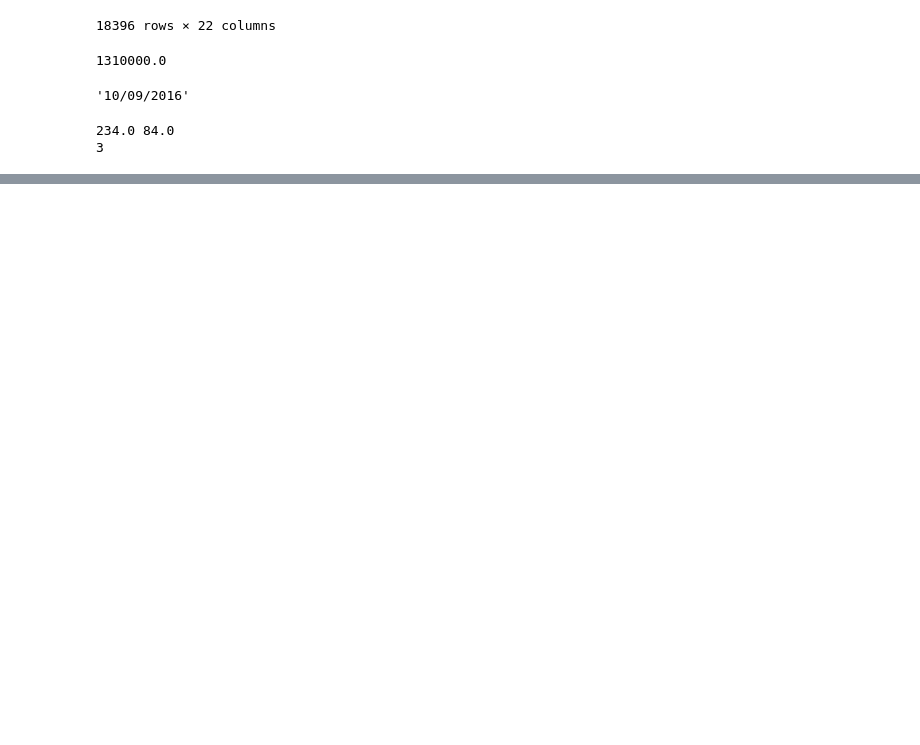
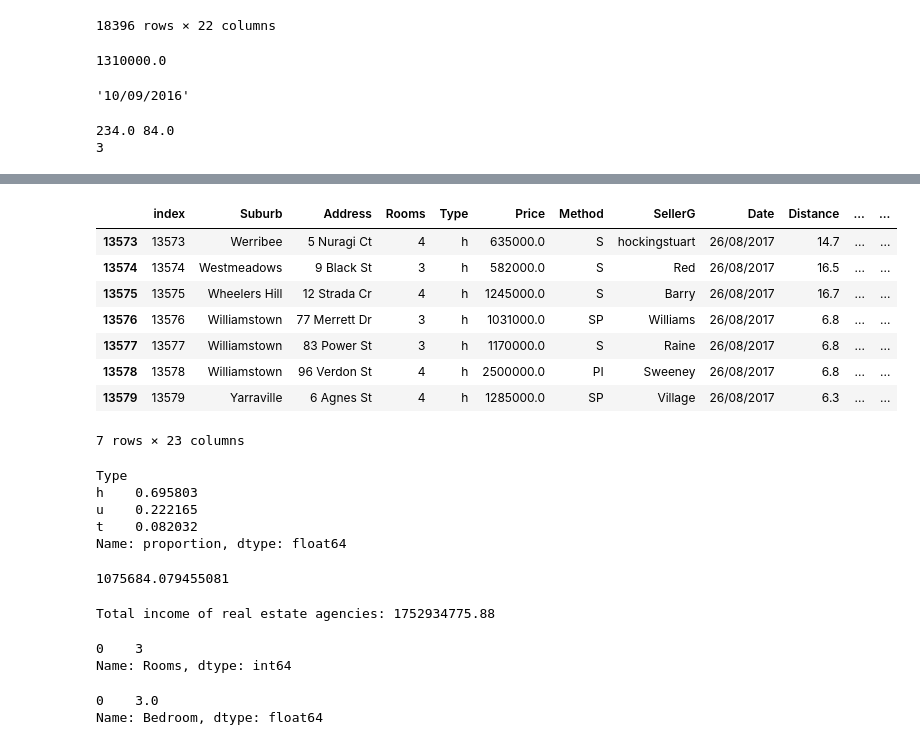
Before and after one commit to Tiana-glass/ds_new_project, a Jupyter notebook: Skillfactory/Ведение в Pandas.ipynb, the cells around one changed output, grey strips where cells are left out. Saved outputs shown, nothing was run; the diff lists cells and outputs as text; code cells hidden in the pictures; blank space fills up the shorter version.

```diff
--- a/Skillfactory/Ведение в Pandas.ipynb
+++ b/Skillfactory/Ведение в Pandas.ipynb
@@ -122,0 +133,40 @@ print(round(a/b))
+# %%
+melb_data.tail(7)
+# %% [output]
+|  | index | Suburb | Address | Rooms | Type | Price | Method | SellerG | Date | Distance | ... | ... |
+| 13573 | 13573 | Werribee | 5 Nuragi Ct | 4 | h | 635000.0 | S | hockingstuart | 26/08/2017 | 14.7 | ... | ... |
+| 13574 | 13574 | Westmeadows | 9 Black St | 3 | h | 582000.0 | S | Red | 26/08/2017 | 16.5 | ... | ... |
+| 13575 | 13575 | Wheelers Hill | 12 Strada Cr | 4 | h | 1245000.0 | S | Barry | 26/08/2017 | 16.7 | ... | ... |
+| 13576 | 13576 | Williamstown | 77 Merrett Dr | 3 | h | 1031000.0 | SP | Williams | 26/08/2017 | 6.8 | ... | ... |
+| 13577 | 13577 | Williamstown | 83 Power St | 3 | h | 1170000.0 | S | Raine | 26/08/2017 | 6.8 | ... | ... |
+| 13578 | 13578 | Williamstown | 96 Verdon St | 4 | h | 2500000.0 | PI | Sweeney | 26/08/2017 | 6.8 | ... | ... |
+| 13579 | 13579 | Yarraville | 6 Agnes St | 4 | h | 1285000.0 | SP | Village | 26/08/2017 | 6.3 | ... | ... |
+7 rows × 23 columns
+# %%
+melb_data['Type'].value_counts(normalize=True)
+# %% [output]
+Type
+h    0.695803
+u    0.222165
+t    0.082032
+Name: proportion, dtype: float64
+# %%
+print(melb_data['Price'].mean())
+# %% [output]
+1075684.079455081
+# %%
+rate = 0.12
+income = melb_data['Price'].sum() * rate
+print('Total income of real estate agencies:', round(income, 2))
+# %% [output]
+Total income of real estate agencies: 1752934775.88
+# %%
+print(melb_data['Rooms'].mode())
+# %% [output]
+0    3
+Name: Rooms, dtype: int64
+# %%
+print(melb_data['Bedroom'].mode())
+# %% [output]
+0    3.0
+Name: Bedroom, dtype: float64
```
Also changed, not shown: parts of 6 cells of this notebook.
